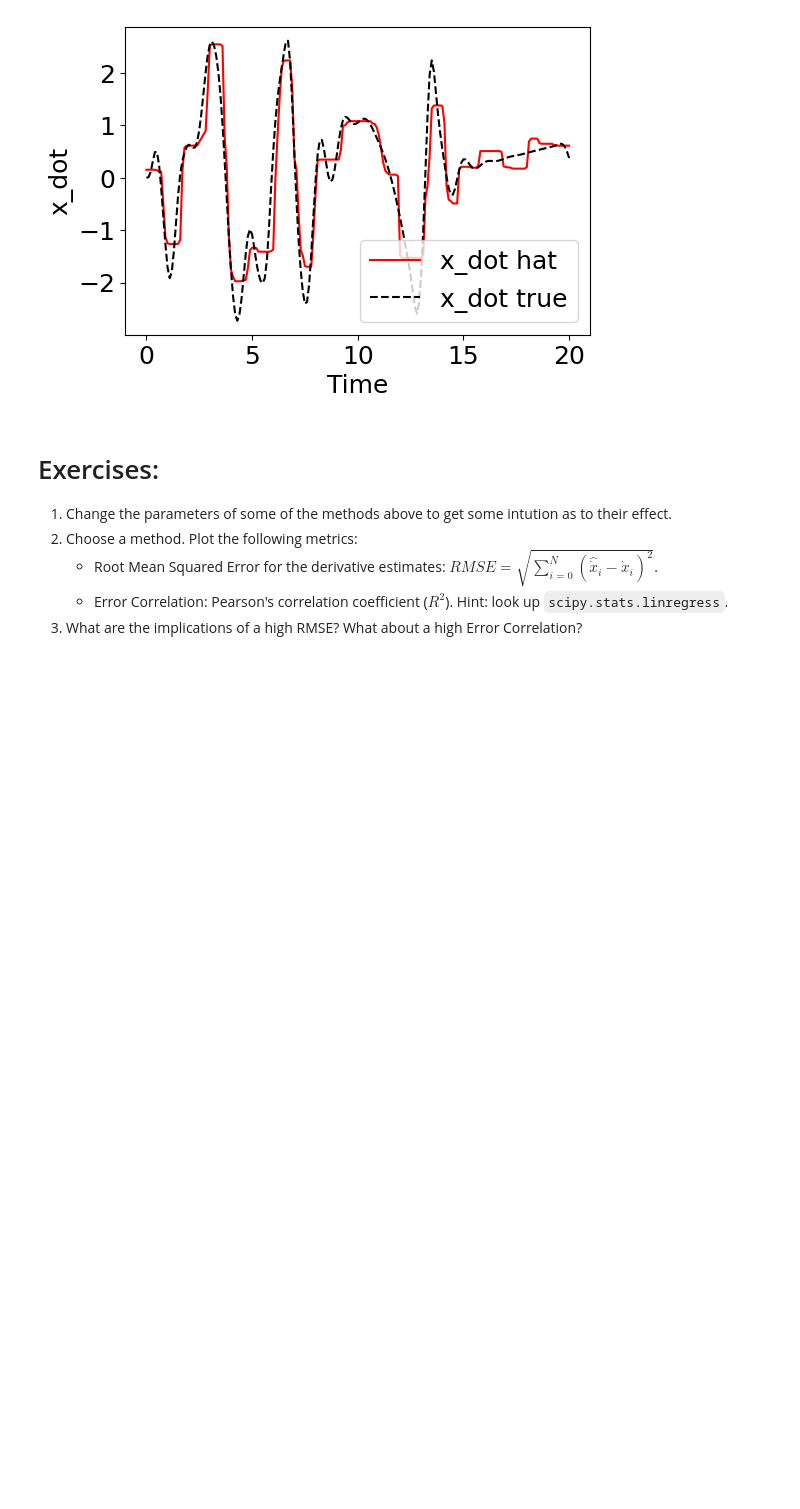
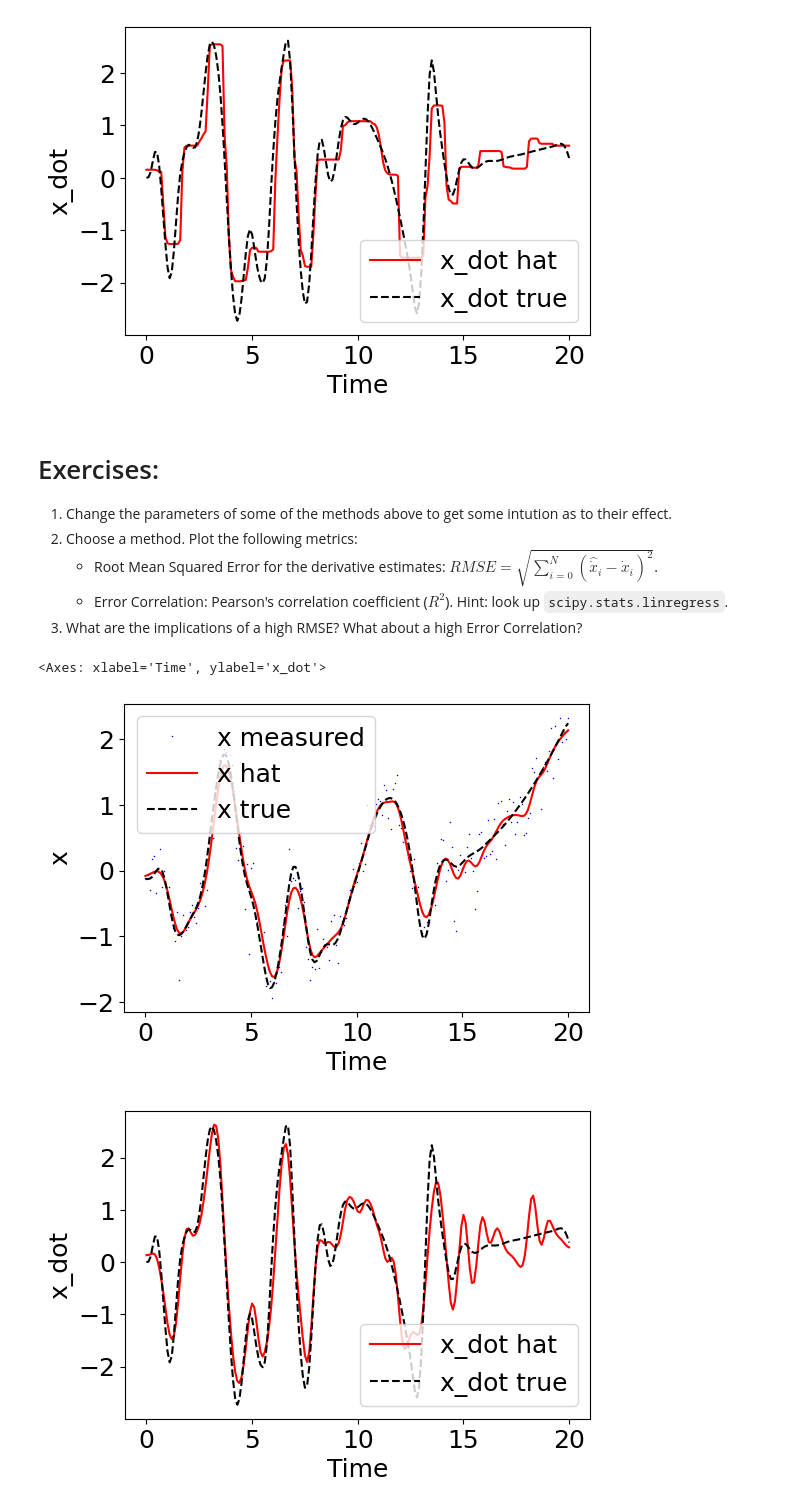
Before and after one commit to quangvumathneuro/Nonlinear_and_Data_Driven_Estimation, a Jupyter notebook: Lesson_14_Naive_Numerical_Differentiation/A_planar_drone_pynumdiff_QV.ipynb, the cells around one changed output. Saved outputs shown, nothing was run; the diff lists cells and outputs as text; code cells hidden in the pictures; blank space fills up the shorter version.

```diff
--- a/Lesson_14_Naive_Numerical_Differentiation/A_planar_drone_pynumdiff_QV.ipynb
+++ b/Lesson_14_Naive_Numerical_Differentiation/A_planar_drone_pynumdiff_QV.ipynb
@@ -318,6 +322,15 @@ plot_tme(t_sim, x_sim_df['x_dot'], None, state_xdot_smooth, label_var='x_dot')
 
 1. Change the parameters of some of the methods above to get some intution as to their effect.
 2. Choose a method. Plot the following metrics:
-     * Root Mean Squared Error for the derivative estimates: $RMSE = \sqrt{ \sum_{i=0}^{N} (\hat{\dot{x}}_i - \dot{x}_i)^2}$.
+     * Root Mean Squared Error for the derivative estimates:
+$RMSE = \sqrt{ \sum_{i=0}^{N} (\hat{\dot{x}}_i - \dot{x}_i)^2}$.
      * Error Correlation: Pearson's correlation coefficient ($R^2$). Hint: look up `scipy.stats.linregress`.
 3. What are the implications of a high RMSE? What about a high Error Correlation?
+# %%
+state_x_smooth, state_xdot_smooth = pynumdiff.savgoldiff(state_x_noisy, dt, degree=1, window_size=7, smoothing_win=10)
+plot_tme(t_sim, x_sim_df['x'], state_x_noisy, state_x_smooth, label_var='x')
+plot_tme(t_sim, x_sim_df['x_dot'], None, state_xdot_smooth, label_var='x_dot')
+# %% [output]
+<Axes: xlabel='Time', ylabel='x_dot'>
+[figure, added]
+[figure, added]
```
Also changed, not shown: parts of 8 cells of this notebook.
